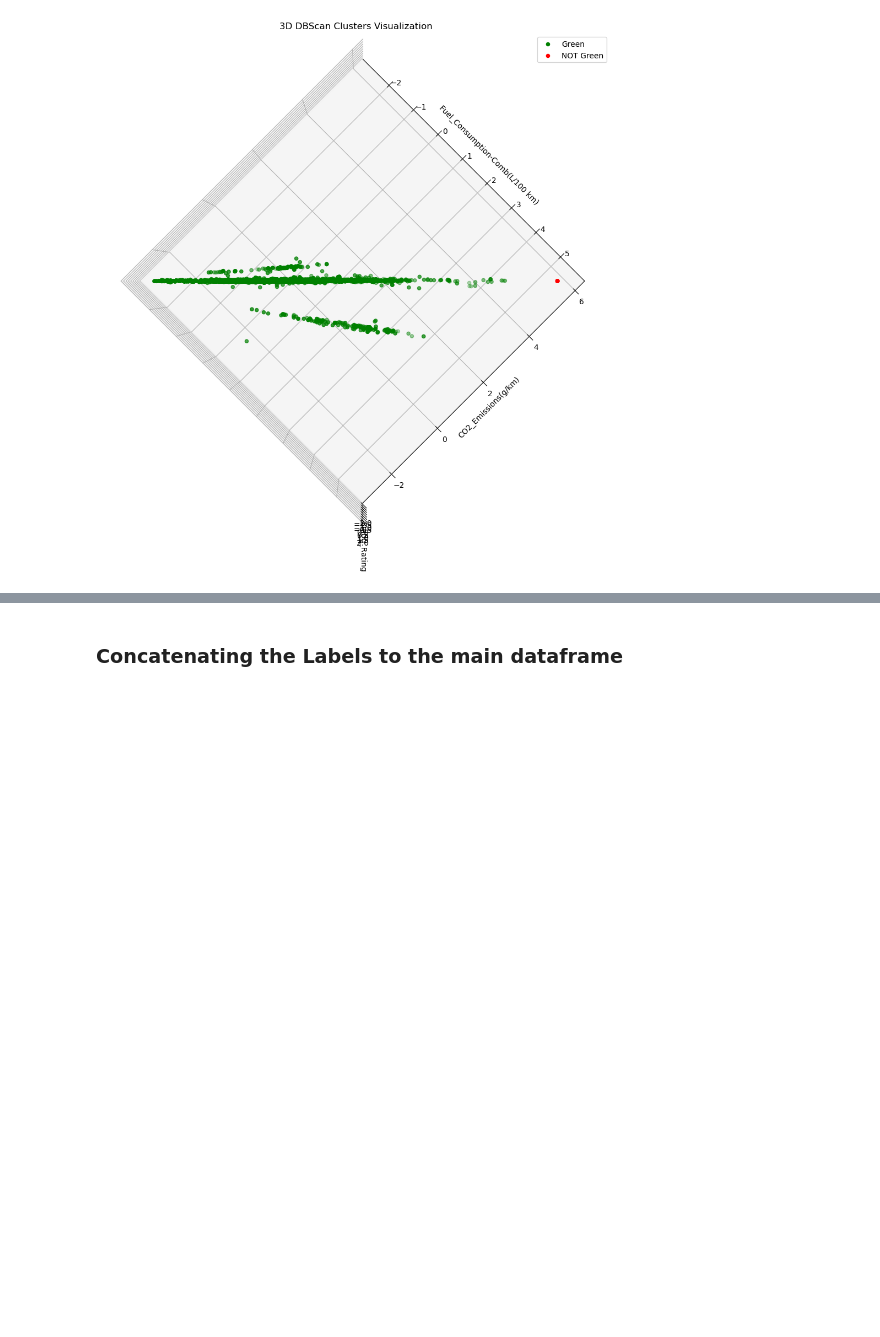
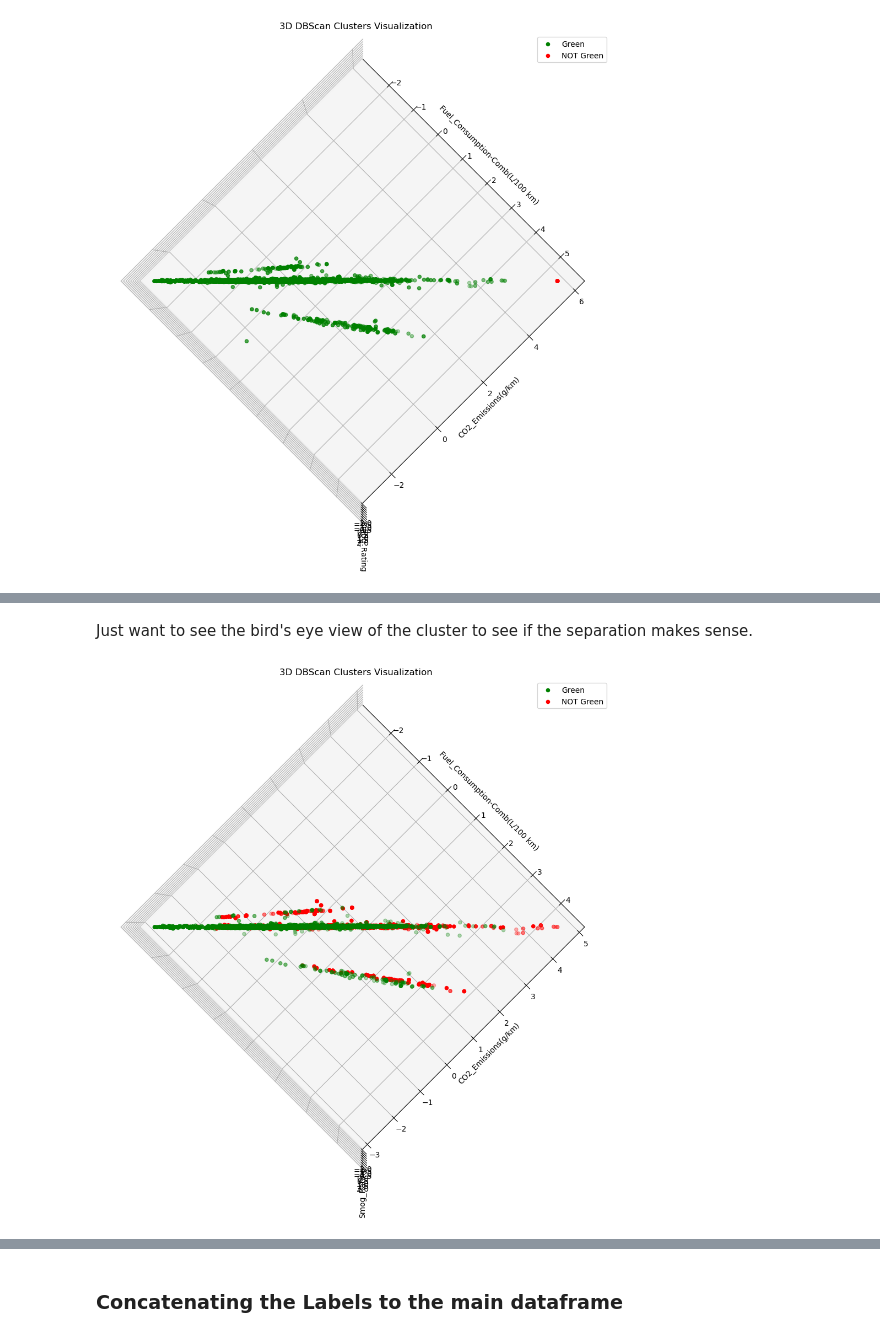
Before and after one commit to Sundus99/DSCapstone, a Jupyter notebook: Capstone_Sprint3.ipynb, the cells around one changed output, grey strips where cells are left out. Saved outputs shown, nothing was run; the diff lists cells and outputs as text; code cells hidden in the pictures; blank space fills up the shorter version.

```diff
--- a/Capstone_Sprint3.ipynb
+++ b/Capstone_Sprint3.ipynb
@@ -1113,0 +1327,7 @@ visualize_dbscan_clusters(90,-50)
+# %% [markdown]
+Just want to see the bird's eye view of the cluster to see if the separation makes sense.
+# %%
+#values for elevation and azimuth are based on experimentation
+visualize_dbscan_clusters(90,-50,df_after_clustering_v2)
+# %% [output]
+[figure, added]
```
Also changed, not shown: parts of 134 cells of this notebook, 1 other file.
